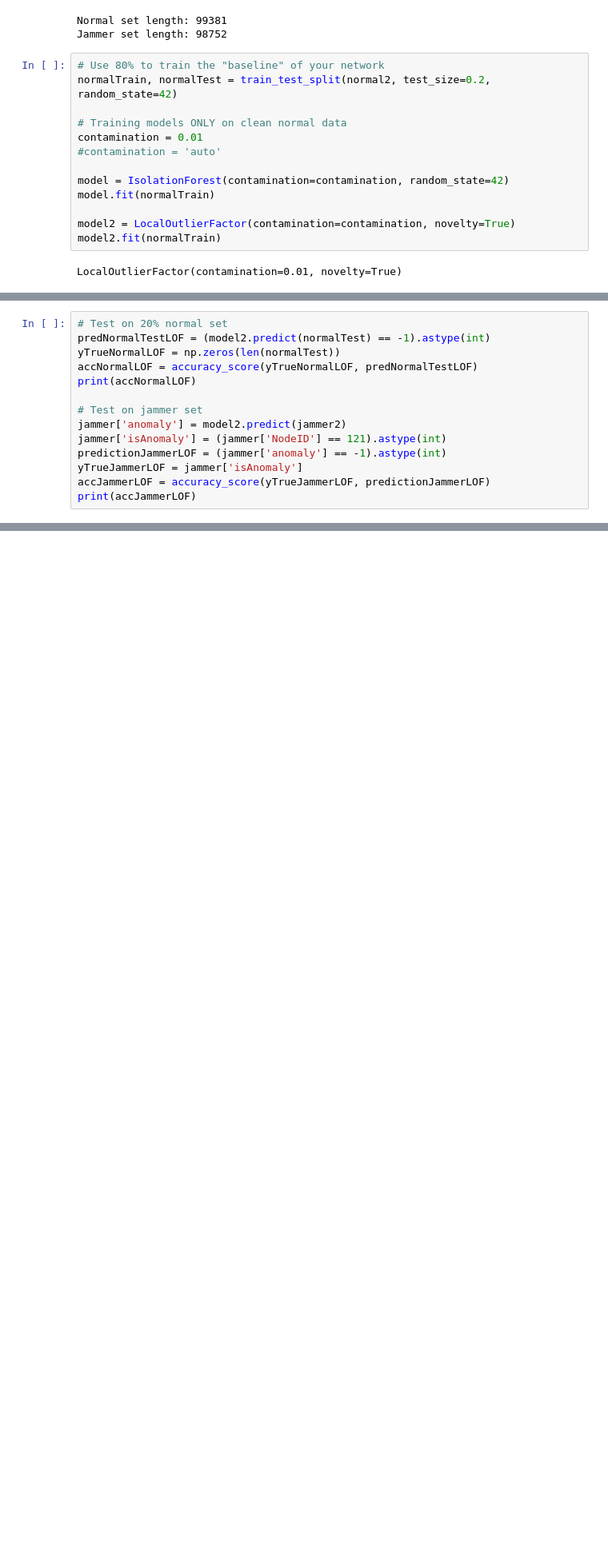
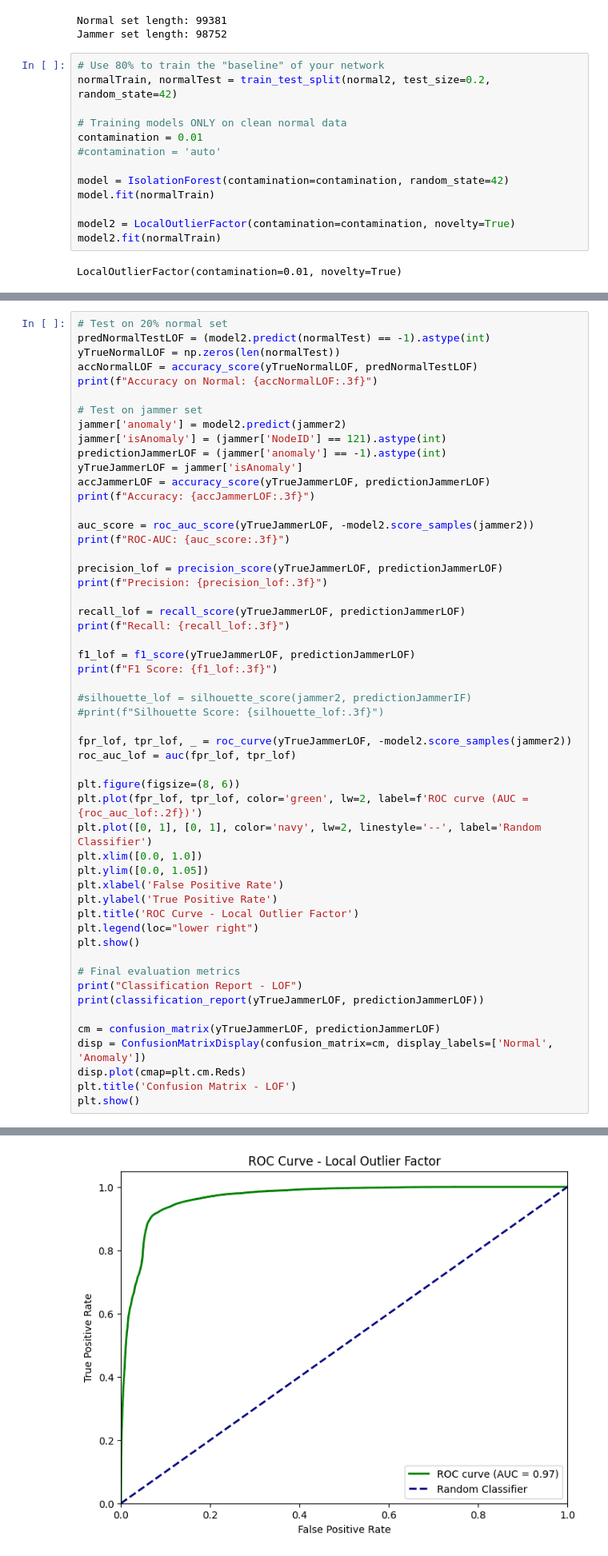
Before and after one commit to hreid1/COMP3000-LoRaWAN, a Jupyter notebook: sourcecode/ML/isolationforest.ipynb, the cells around one changed output, grey strips where cells are left out. Shown at 80% size. Drawn from its saved outputs; the diff is of its cells as text; blank space fills up the shorter version.

```diff
--- a/sourcecode/ML/isolationforest.ipynb
+++ b/sourcecode/ML/isolationforest.ipynb
@@ -114,7 +151,7 @@ weighted avg       0.80      0.79      0.78     98752
 predNormalTestLOF = (model2.predict(normalTest) == -1).astype(int)
 yTrueNormalLOF = np.zeros(len(normalTest))
 accNormalLOF = accuracy_score(yTrueNormalLOF, predNormalTestLOF)
-print(accNormalLOF)
+print(f"Accuracy on Normal: {accNormalLOF:.3f}")
 
 # Test on jammer set
 jammer['anomaly'] = model2.predict(jammer2)
@@ -122,5 +159,44 @@ jammer['isAnomaly'] = (jammer['NodeID'] == 121).astype(int)
 predictionJammerLOF = (jammer['anomaly'] == -1).astype(int)
 yTrueJammerLOF = jammer['isAnomaly']
 accJammerLOF = accuracy_score(yTrueJammerLOF, predictionJammerLOF)
-print(accJammerLOF)
+print(f"Accuracy: {accJammerLOF:.3f}")
+
+auc_score = roc_auc_score(yTrueJammerLOF, -model2.score_samples(jammer2))
+print(f"ROC-AUC: {auc_score:.3f}")
+
+precision_lof = precision_score(yTrueJammerLOF, predictionJammerLOF)
+print(f"Precision: {precision_lof:.3f}")
+
+recall_lof = recall_score(yTrueJammerLOF, predictionJammerLOF)
+print(f"Recall: {recall_lof:.3f}")
+
+f1_lof = f1_score(yTrueJammerLOF, predictionJammerLOF)
+print(f"F1 Score: {f1_lof:.3f}")
+
+#silhouette_lof = silhouette_score(jammer2, predictionJammerIF)
+#print(f"Silhouette Score: {silhouette_lof:.3f}")
+
+fpr_lof, tpr_lof, _ = roc_curve(yTrueJammerLOF, -model2.score_samples(jammer2))
+roc_auc_lof = auc(fpr_lof, tpr_lof)
+
+plt.figure(figsize=(8, 6))
+plt.plot(fpr_lof, tpr_lof, color='green', lw=2, label=f'ROC curve (AUC = {roc_auc_lof:.2f})')
+plt.plot([0, 1], [0, 1], color='navy', lw=2, linestyle='--', label='Random Classifier')
+plt.xlim([0.0, 1.0])
+plt.ylim([0.0, 1.05])
+plt.xlabel('False Positive Rate')
+plt.ylabel('True Positive Rate')
+plt.title('ROC Curve - Local Outlier Factor')
+plt.legend(loc="lower right")
+plt.show()
+
+# Final evaluation metrics
+print("Classification Report - LOF")
+print(classification_report(yTrueJammerLOF, predictionJammerLOF))
+
+cm = confusion_matrix(yTrueJammerLOF, predictionJammerLOF)
+disp = ConfusionMatrixDisplay(confusion_matrix=cm, display_labels=['Normal', 'Anomaly'])
+disp.plot(cmap=plt.cm.Reds)
+plt.title('Confusion Matrix - LOF')
+plt.show()
 # %% [output]
@@ -128,0 +209 @@ print(accJammerLOF)
+[figure, added]
```
Also changed, not shown: parts of 7 cells of this notebook.
